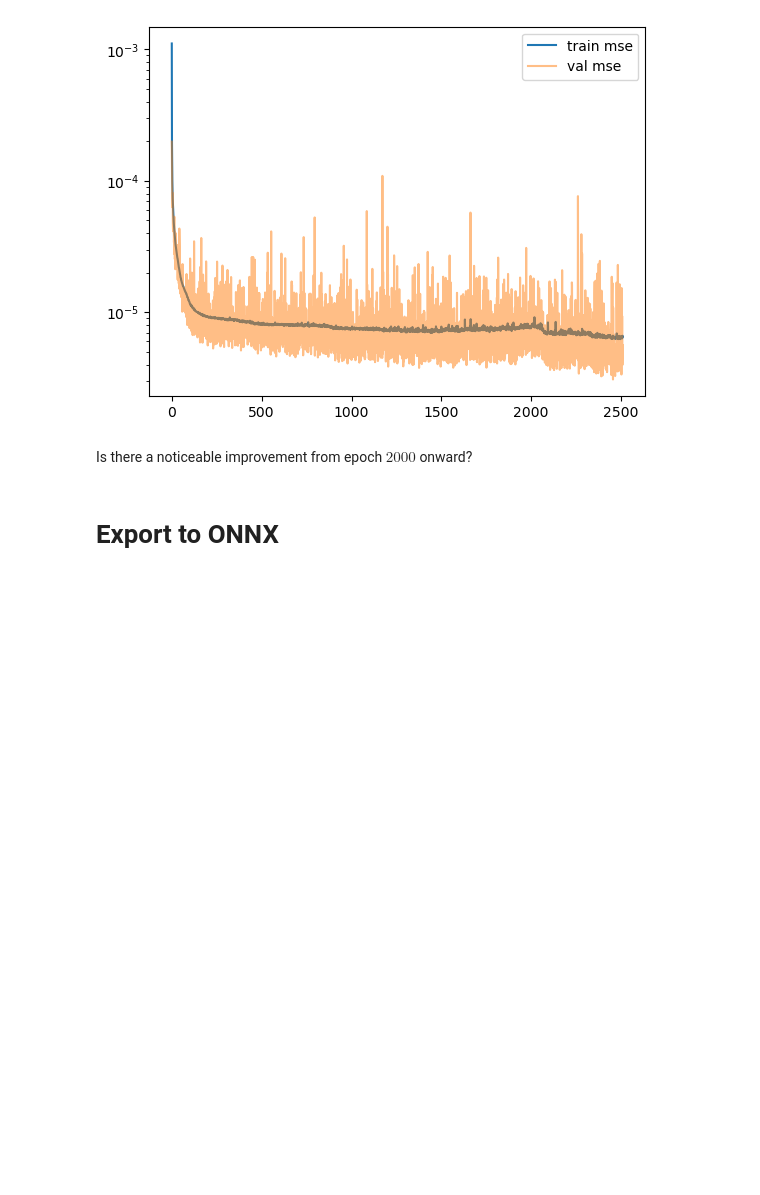
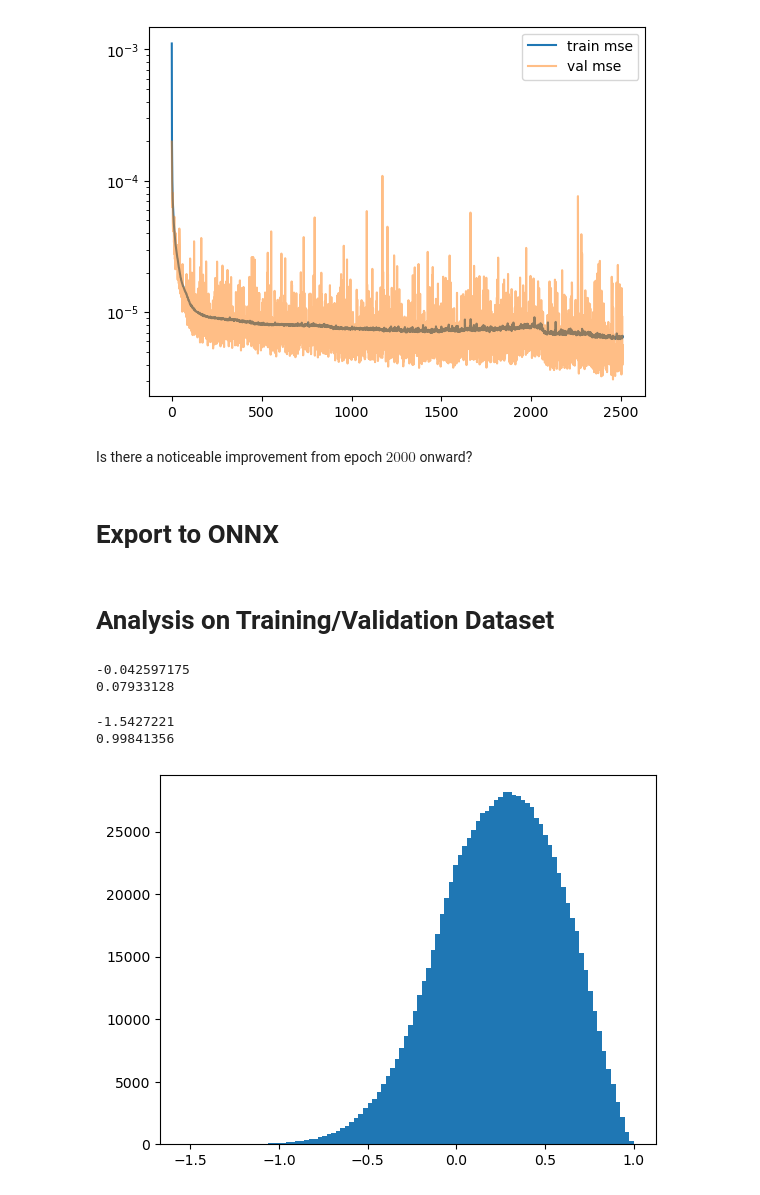
Before and after one commit to phK3/alpha-beta-CROWN-fork, a Jupyter notebook: jupyter/lp2nn_clean.ipynb, the cells around one changed output. Cells and saved outputs as stored; diff of their text form; code cells hidden in the pictures; blank space fills up the shorter version.

Commit message:
cleaned up lp2nn notebook

```diff
--- a/jupyter/lp2nn_clean.ipynb
+++ b/jupyter/lp2nn_clean.ipynb
@@ -301,3 +301,28 @@ onnx_files = ['net6x50_overfit.onnx']
 
 for model, filename in zip(models, onnx_files):
     torch.onnx.export(model, dummy_input, './verification/models/' + filename, export_params=True, do_constant_folding=True, opset_version=7, input_names=['X'], output_names=['Y'])
+# %% [markdown]
+# Analysis on Training/Validation Dataset
+# %%
+ds_train = torch.load('./datasets/maxpool2x2_train_clean.pth')
+ds_val   = torch.load('./datasets/maxpool2x2_val_clean.pth')
+# %%
+X, y = ds_train.tensors
+
+y_pred = net(X)
+
+diffs = (y_pred - y).detach().numpy()
+print(np.min(diffs))
+print(np.max(diffs))
+# %% [output]
+-0.042597175
+0.07933128
+# %%
+print(np.min(y.detach().numpy()))
+print(np.max(y.detach().numpy()))
+plt.hist(y.detach().numpy(), bins=100)
+plt.show()
+# %% [output]
+-1.5427221
+0.99841356
+[figure, added]
```
Also changed, not shown: parts of 10 cells of this notebook.
